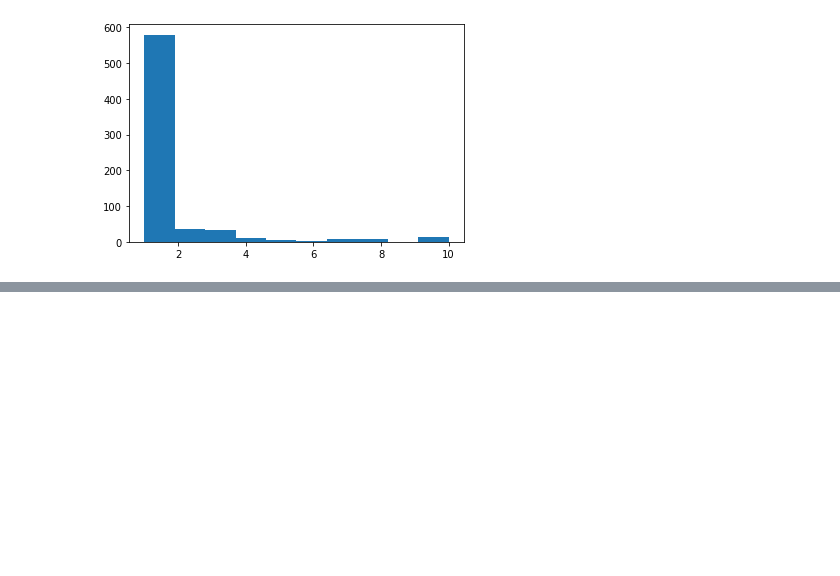
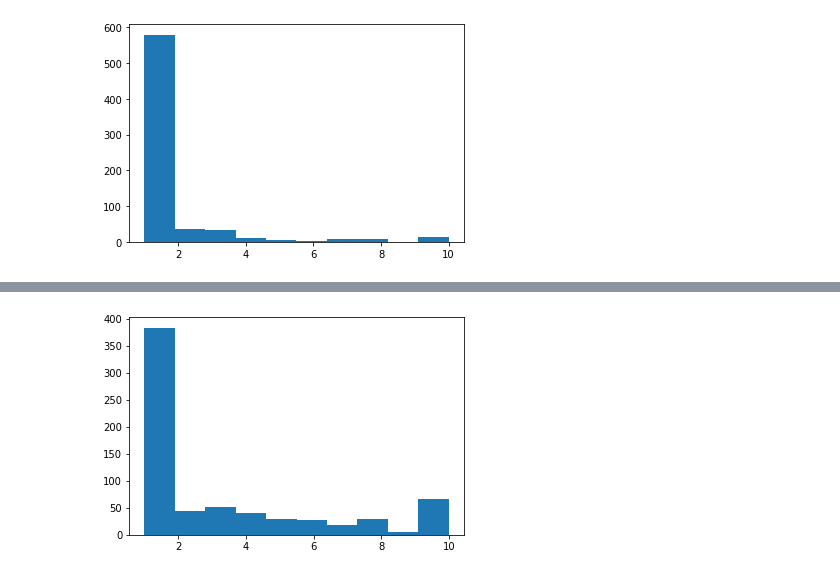
Before and after one commit to aleg001/HT2-MD, a Jupyter notebook: HT2.ipynb, the cells around one changed output, grey strips where cells are left out. Saved outputs shown, nothing was run; the diff lists cells and outputs as text; code cells hidden in the pictures; blank space fills up the shorter version.

```diff
--- a/HT2.ipynb
+++ b/HT2.ipynb
@@ -128,0 +145,5 @@ plt.show()
+# %%
+plt.hist(breast_cancer['Uniformity of Cell Size'])
+plt.show()
+# %% [output]
+[figure, added]
```
Also changed, not shown: parts of 13 cells of this notebook, 1 other file.
